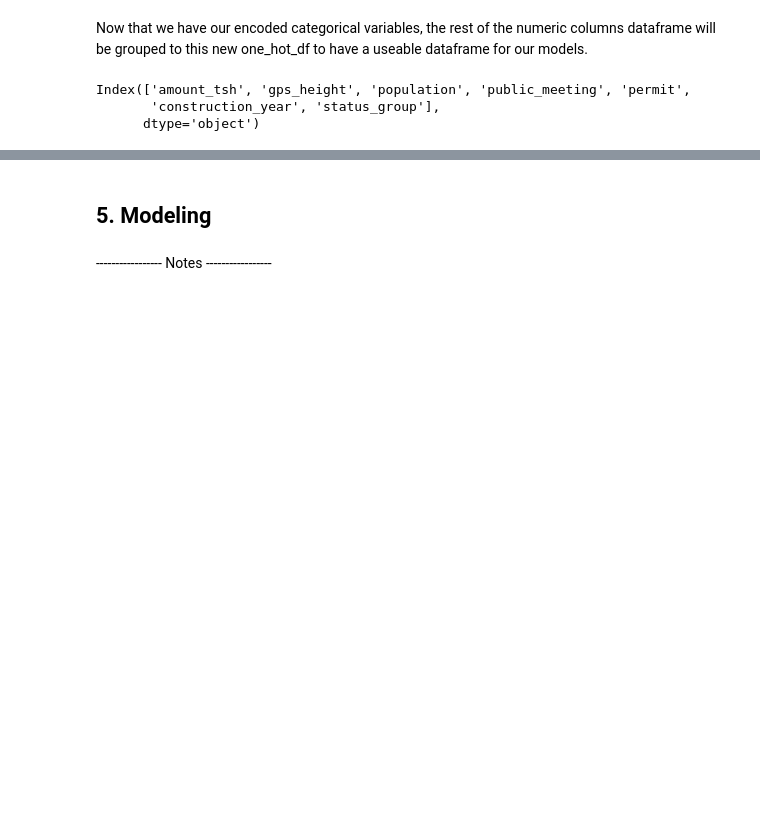
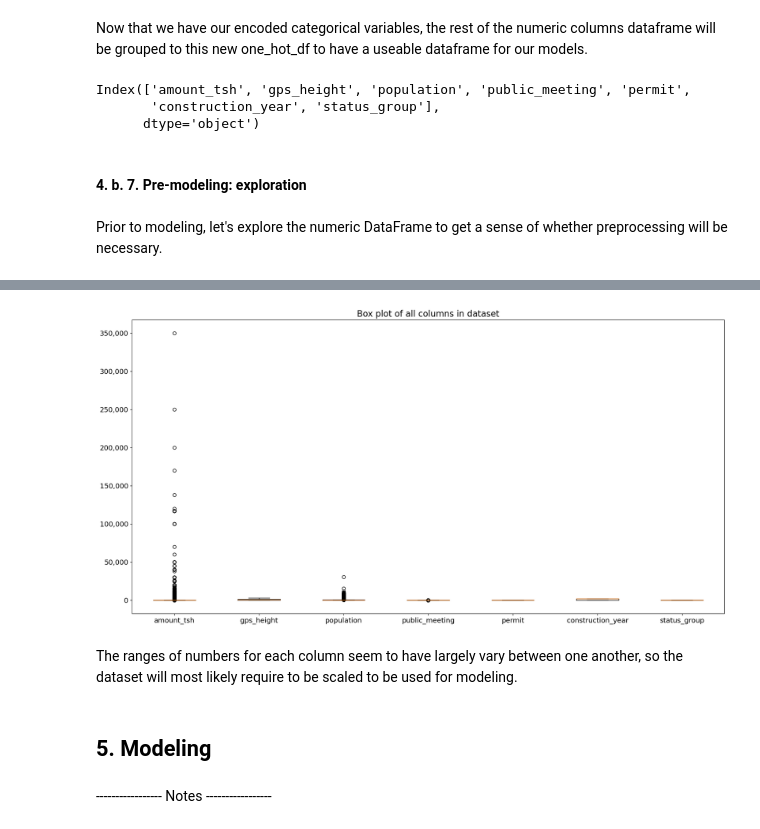
Before and after one commit to AlbaneCM/Classification-Modeling-Tanzanian-Wells, a Jupyter notebook: tanzanian-wells.ipynb, the cells around one changed output, grey strips where cells are left out. Saved outputs shown, nothing was run; the diff lists cells and outputs as text; code cells hidden in the pictures; blank space fills up the shorter version.

```diff
--- a/tanzanian-wells.ipynb
+++ b/tanzanian-wells.ipynb
@@ -930,3 +930,30 @@ Index(['amount_tsh', 'gps_height', 'population', 'public_meeting', 'permit',
 # %%
 # Now grouping both numeric and encoded categorical dataframes
 combined_df = pd.concat([numeric_df, one_hot_df], axis=1)
+# %% [markdown]
+#### 4. b. 7. Pre-modeling: exploration
+# %% [markdown]
+Prior to modeling, let's explore the numeric DataFrame to get a sense of whether preprocessing will be necessary.
+# %%
+# Importing FuncFormatter
+from matplotlib.ticker import FuncFormatter
+
+# Explore the dataset
+display(numeric_df.describe())
+
+# Creating a box plot of each column
+plt.figure(figsize=(20, 10))
+plt.boxplot([numeric_df[col] for col in numeric_df.columns])
+
+plt.xticks(range(1, len(numeric_df.columns.values) +1 ), numeric_df.columns.values, fontsize=13)
+plt.yticks(fontsize=13)
+
+# Format y-axis labels with commas at thousands
+y_formatter = FuncFormatter(lambda x, pos: "{:,.0f}".format(x))
+plt.gca().yaxis.set_major_formatter(y_formatter)
+
+
+plt.title("Box plot of all columns in dataset", fontsize=16)
+
+plt.show()
+# %% [output]
@@ -933,3 +969,6 @@ combined_df = pd.concat([numeric_df, one_hot_df], axis=1)
+[figure, added]
+# %% [markdown]
+The ranges of numbers for each column seem to have largely vary between one another, so the dataset will most likely require to be scaled to be used for modeling.
 # %% [markdown]
 ## 5. Modeling
 # %% [markdown]
```
Also changed, not shown: parts of 32 cells of this notebook.
